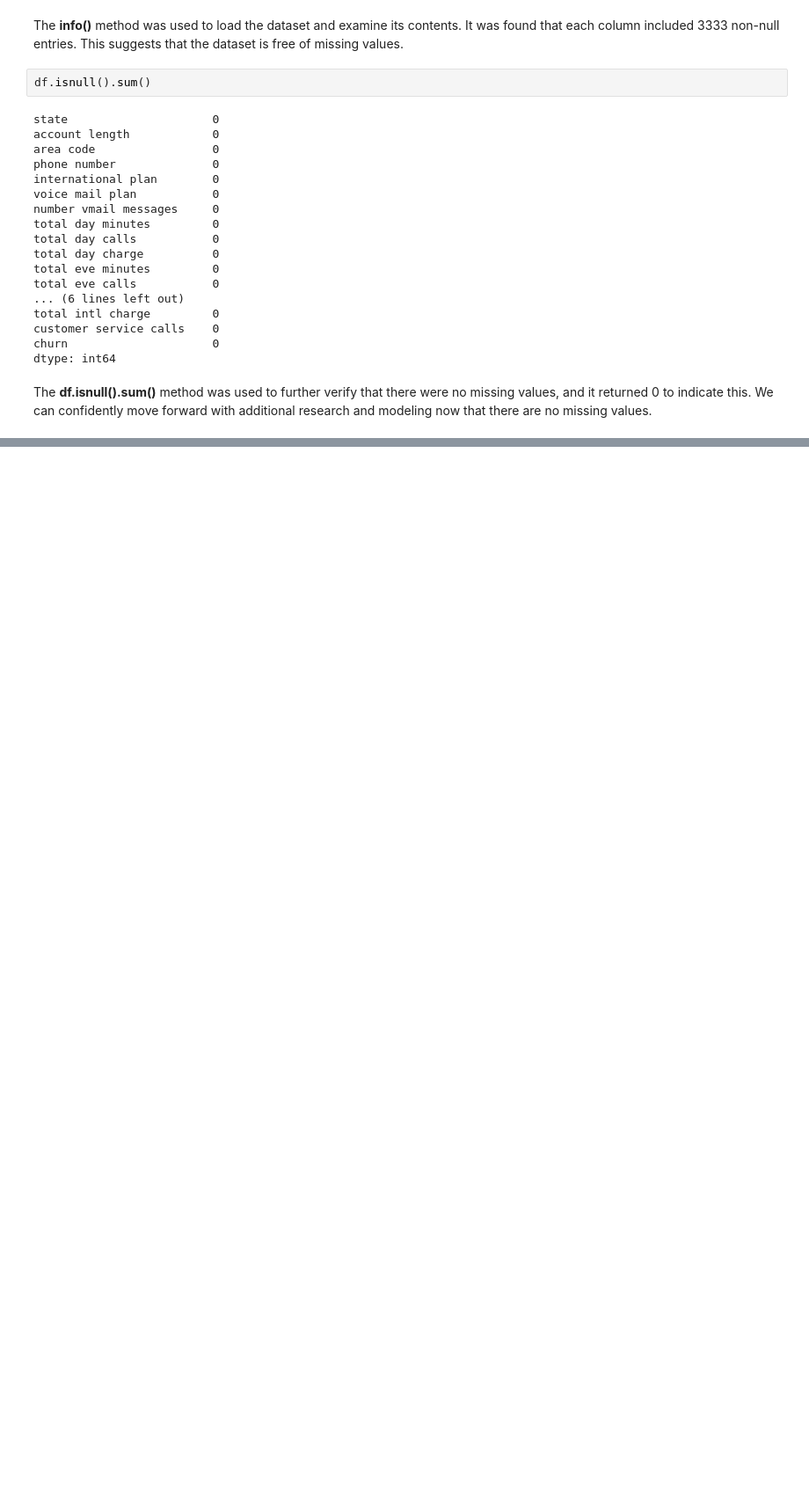
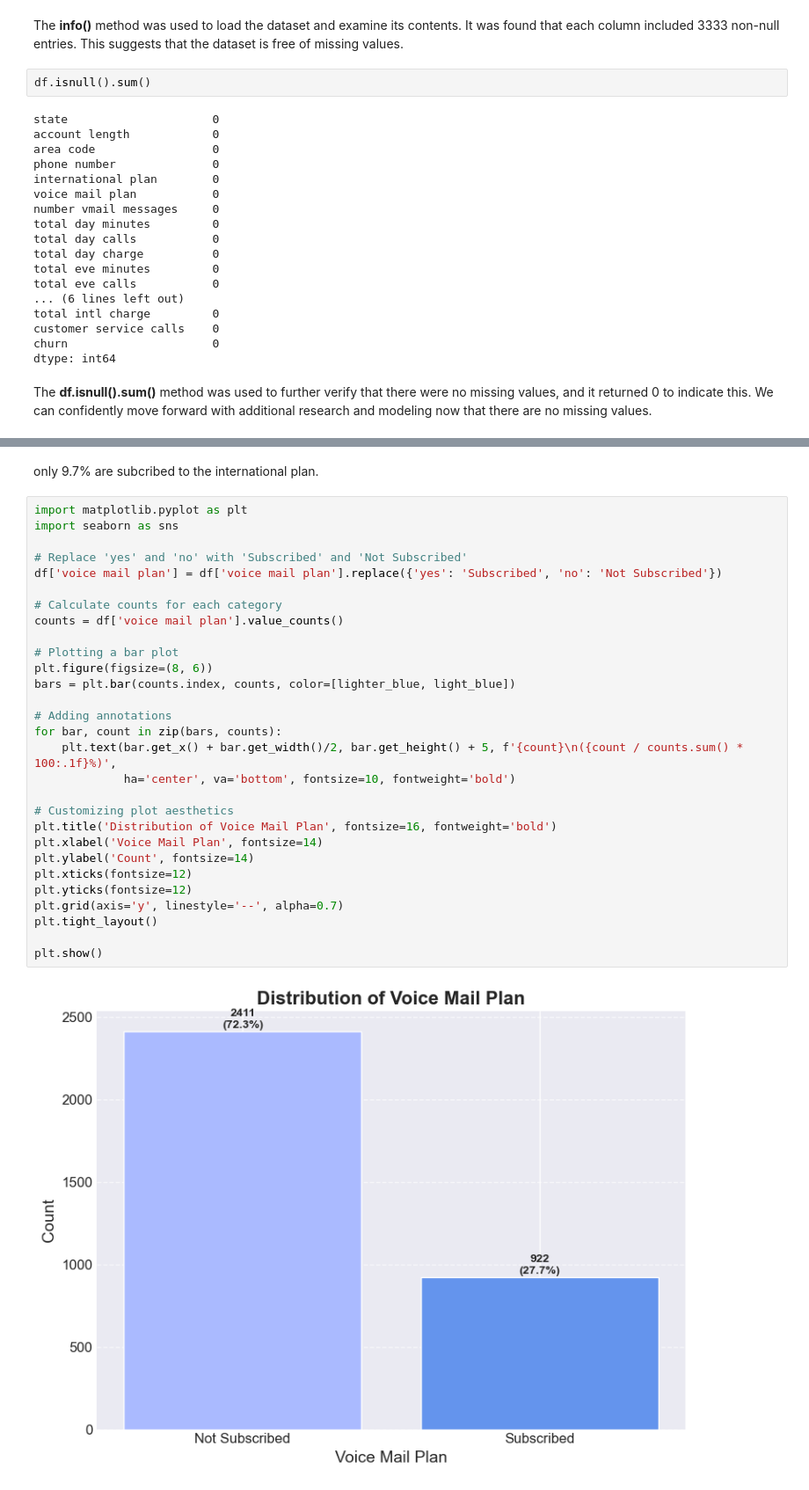
Before and after one commit to EMARIUS98/Project-3, a Jupyter notebook: project 3 .ipynb, the cells around one changed output, grey strips where cells are left out. Shown at 88% size. Saved outputs shown, nothing was run; the diff lists cells and outputs as text; blank space fills up the shorter version.

```diff
--- a/project 3 .ipynb
+++ b/project 3 .ipynb
@@ -154,0 +264,33 @@ The **df.isnull().sum()** method was used to further verify that there were no m
+# %% [markdown]
+only 9.7% are subcribed to the international plan.
+# %%
+import matplotlib.pyplot as plt
+import seaborn as sns
+
+# Replace 'yes' and 'no' with 'Subscribed' and 'Not Subscribed'
+df['voice mail plan'] = df['voice mail plan'].replace({'yes': 'Subscribed', 'no': 'Not Subscribed'})
+
+# Calculate counts for each category
+counts = df['voice mail plan'].value_counts()
+
+# Plotting a bar plot
+plt.figure(figsize=(8, 6))
+bars = plt.bar(counts.index, counts, color=[lighter_blue, light_blue])
+
+# Adding annotations
+for bar, count in zip(bars, counts):
+    plt.text(bar.get_x() + bar.get_width()/2, bar.get_height() + 5, f'{count}\n({count / counts.sum() * 100:.1f}%)',
+             ha='center', va='bottom', fontsize=10, fontweight='bold')
+
+# Customizing plot aesthetics
+plt.title('Distribution of Voice Mail Plan', fontsize=16, fontweight='bold')
+plt.xlabel('Voice Mail Plan', fontsize=14)
+plt.ylabel('Count', fontsize=14)
+plt.xticks(fontsize=12)
+plt.yticks(fontsize=12)
+plt.grid(axis='y', linestyle='--', alpha=0.7)
+plt.tight_layout()
+
+plt.show()
+# %% [output]
+[figure, added]
```
Also changed, not shown: parts of 44 cells of this notebook.
